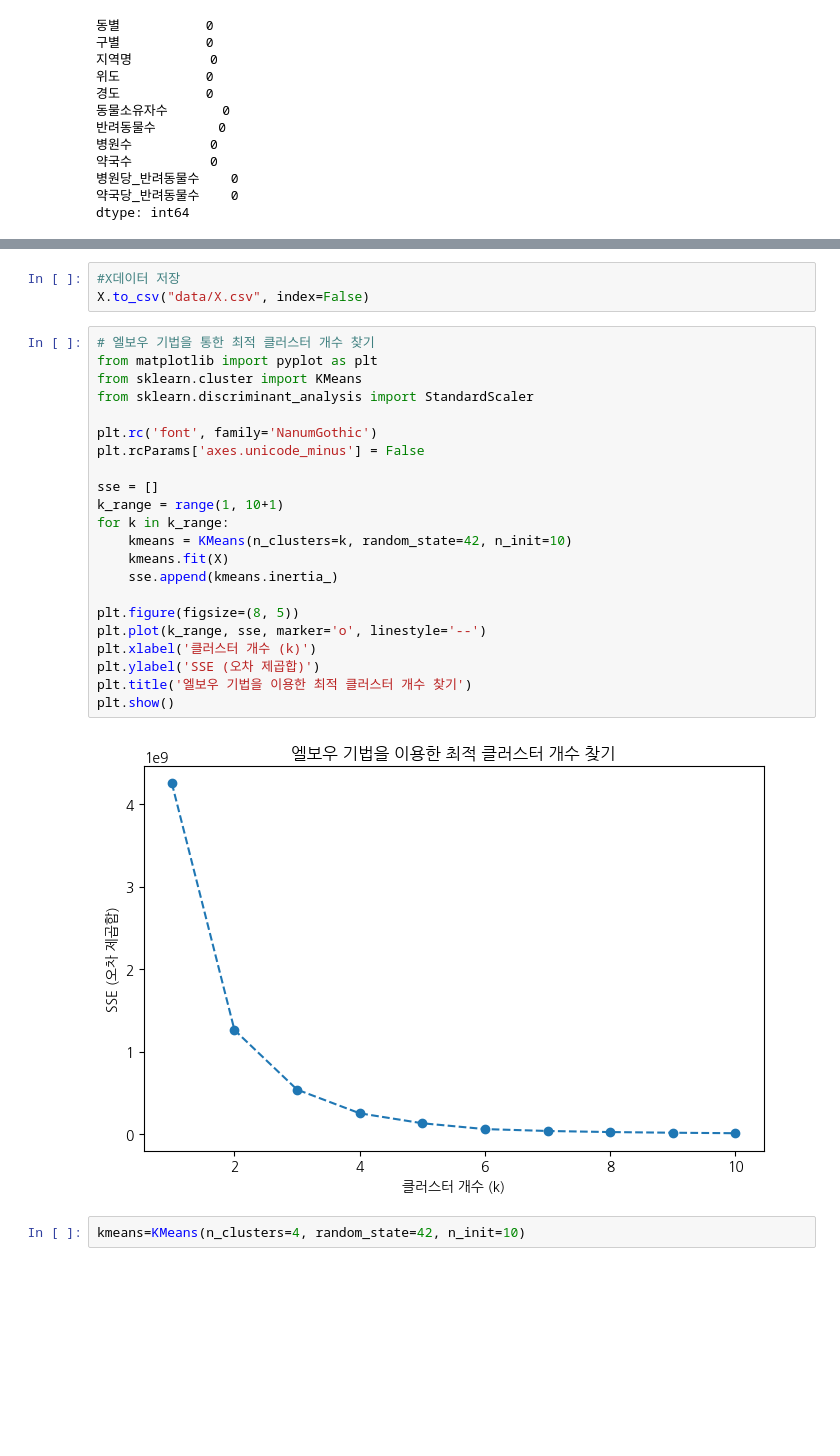
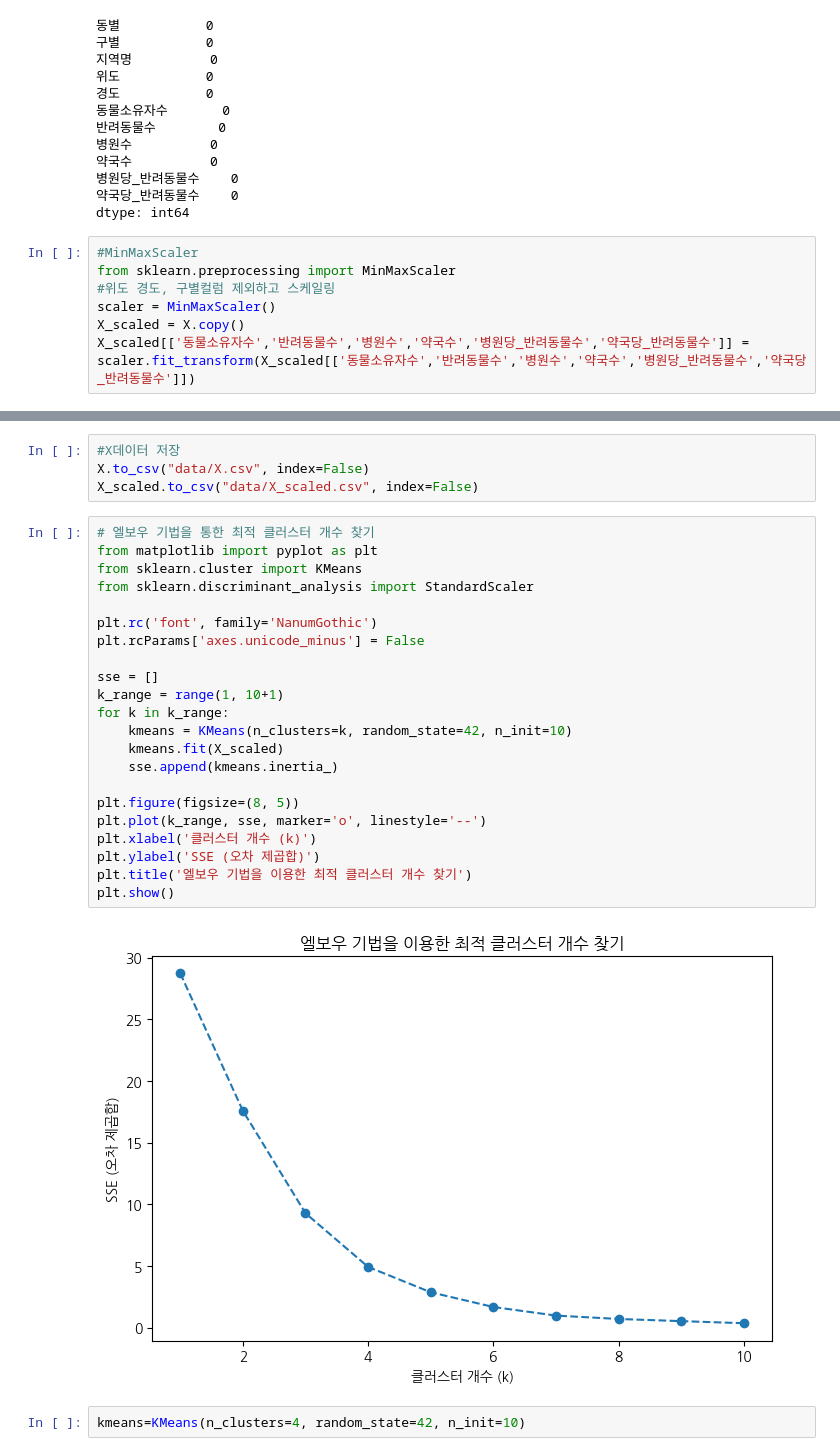
Before and after one commit to marurun66/pet_infra, a Jupyter notebook: ml_p_h.ipynb, the cells around one changed output, grey strips where cells are left out. Drawn from its saved outputs; the diff is of its cells as text; blank space fills up the shorter version.

```diff
--- a/ml_p_h.ipynb
+++ b/ml_p_h.ipynb
@@ -290,3 +290,10 @@ merged_df.isna().sum()
 병원당_반려동물수    0
 약국당_반려동물수    0
 dtype: int64
+# %%
+#MinMaxScaler
+from sklearn.preprocessing import MinMaxScaler
+#위도 경도, 구별컬럼 제외하고 스케일링
+scaler = MinMaxScaler()
+X_scaled = X.copy()
+X_scaled[['동물소유자수','반려동물수','병원수','약국수','병원당_반려동물수','약국당_반려동물수']] = scaler.fit_transform(X_scaled[['동물소유자수','반려동물수','병원수','약국수','병원당_반려동물수','약국당_반려동물수']])
@@ -293,30 +320,31 @@ dtype: int64
 # %%
 #X데이터 저장
 X.to_csv("data/X.csv", index=False)
+X_scaled.to_csv("data/X_scaled.csv", index=False)
 # %%
 # 엘보우 기법을 통한 최적 클러스터 개수 찾기
 from matplotlib import pyplot as plt
 from sklearn.cluster import KMeans
 from sklearn.discriminant_analysis import StandardScaler
 
 plt.rc('font', family='NanumGothic')
 plt.rcParams['axes.unicode_minus'] = False
 
 sse = []
 k_range = range(1, 10+1)
 for k in k_range:
     kmeans = KMeans(n_clusters=k, random_state=42, n_init=10)
-    kmeans.fit(X)
+    kmeans.fit(X_scaled)
     sse.append(kmeans.inertia_)
 
 plt.figure(figsize=(8, 5))
 plt.plot(k_range, sse, marker='o', linestyle='--')
 plt.xlabel('클러스터 개수 (k)')
 plt.ylabel('SSE (오차 제곱합)')
 plt.title('엘보우 기법을 이용한 최적 클러스터 개수 찾기')
 plt.show()
 # %% [output]
-[figure, old version]
+[figure, new version]
 # %%
 kmeans=KMeans(n_clusters=4, random_state=42, n_init=10)
 # %%
```
Also changed, not shown: parts of 4 cells of this notebook, 4 other files.
